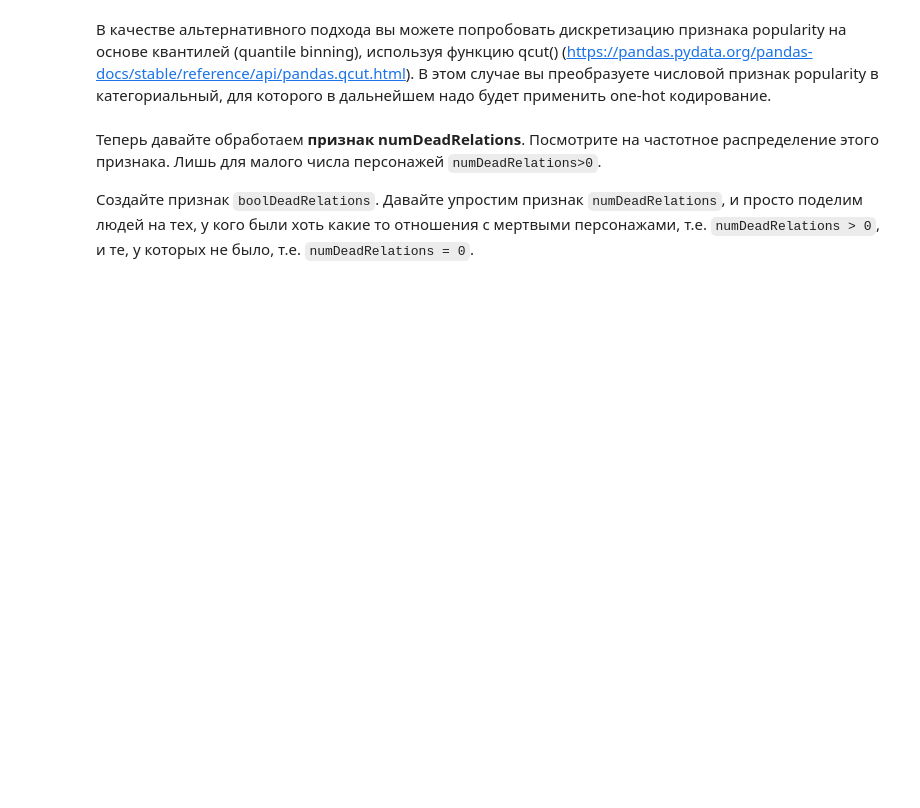
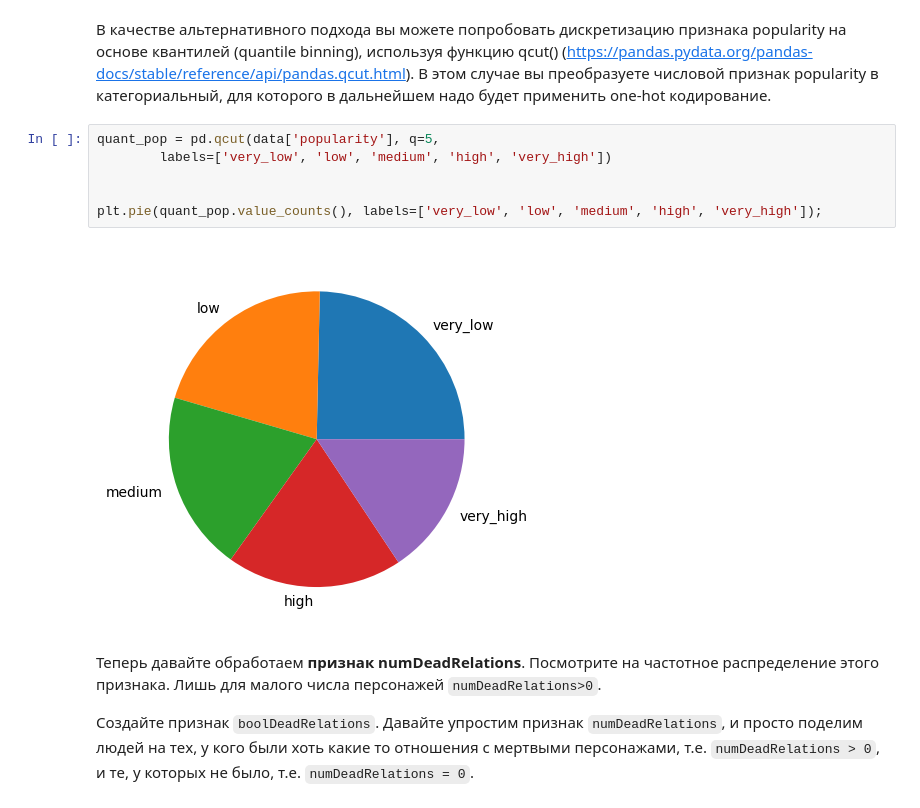
Before and after one commit to dancher00/dls, a Jupyter notebook: week_01_ml_intro/Homework/hw_1_game_of_thrones.ipynb, the cells around one changed output. Cells and saved outputs as stored; diff of their text form; blank space fills up the shorter version.

```diff
--- a/week_01_ml_intro/Homework/hw_1_game_of_thrones.ipynb
+++ b/week_01_ml_intro/Homework/hw_1_game_of_thrones.ipynb
@@ -149,5 +210,13 @@ data.describe(include = [...]).T[['count', 'min', 'max']]
 # %% [markdown]
 В качестве альтернативного подхода вы можете попробовать дискретизацию признака popularity на основе квантилей (quantile binning), используя функцию qcut() (https://pandas.pydata.org/pandas-docs/stable/reference/api/pandas.qcut.html). В этом случае вы преобразуете числовой признак popularity в категориальный, для которого в дальнейшем надо будет применить one-hot кодирование.
+# %%
+quant_pop = pd.qcut(data['popularity'], q=5,
+        labels=['very_low', 'low', 'medium', 'high', 'very_high'])
+
+
+plt.pie(quant_pop.value_counts(), labels=['very_low', 'low', 'medium', 'high', 'very_high']);
+# %% [output]
+[figure, added]
 # %% [markdown]
 Теперь давайте обработаем **признак numDeadRelations**.
 Посмотрите на частотное распределение этого признака. Лишь для малого числа персонажей `numDeadRelations>0`.
```
Also changed, not shown: parts of 28 cells of this notebook.
